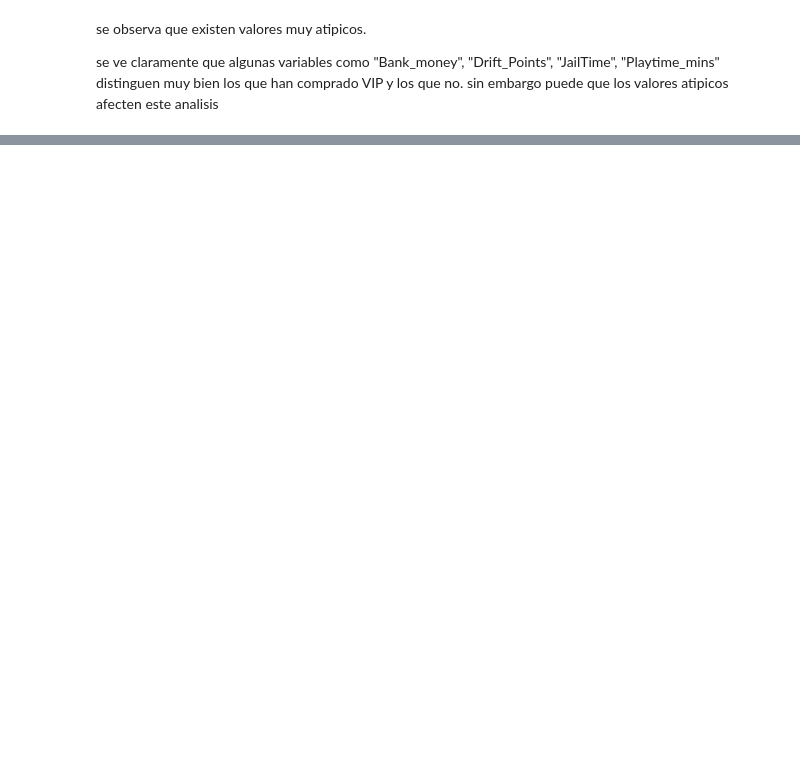
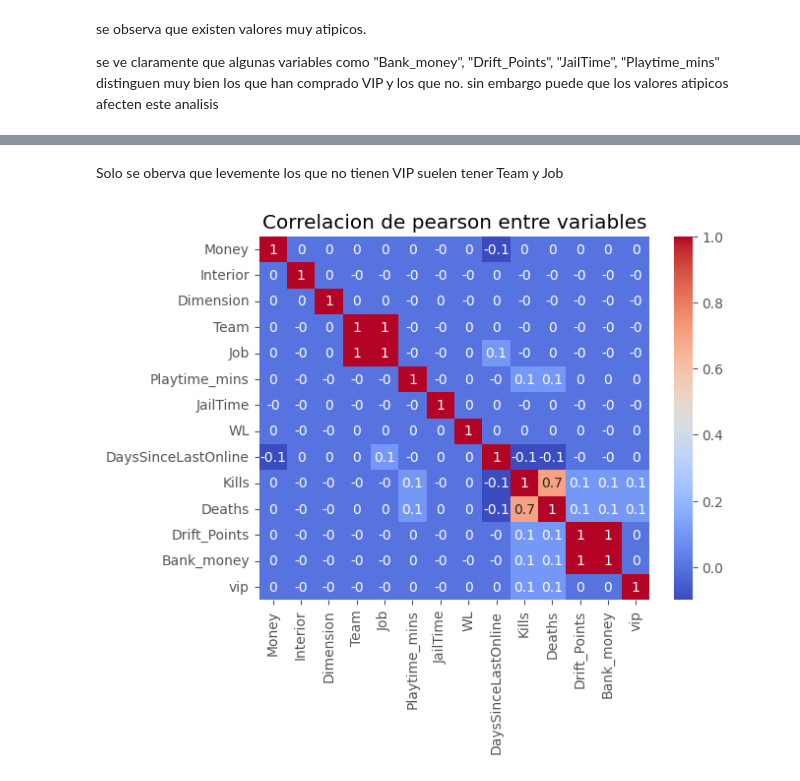
Before and after one commit to JPHITA/Colombian-Virtual-Reality-Analisis, a Jupyter notebook: analisis/3. analisis descriptivo para modelo.ipynb, the cells around one changed output, grey strips where cells are left out. Saved outputs shown, nothing was run; the diff lists cells and outputs as text; code cells hidden in the pictures; blank space fills up the shorter version.

```diff
--- a/analisis/3. analisis descriptivo para modelo.ipynb
+++ b/analisis/3. analisis descriptivo para modelo.ipynb
@@ -134,0 +148,9 @@ se ve claramente que algunas variables como "Bank_money", "Drift_Points", "JailT
+# %% [markdown]
+Solo se oberva que levemente los que no tienen VIP suelen tener Team y Job
+# %%
+sns.heatmap(df.corr().round(1), annot=True, cmap="coolwarm")
+
+plt.title("Correlacion de pearson entre variables")
+plt.show()
+# %% [output]
+[figure, added]
```
Also changed, not shown: parts of 26 cells of this notebook, 1 other file.
